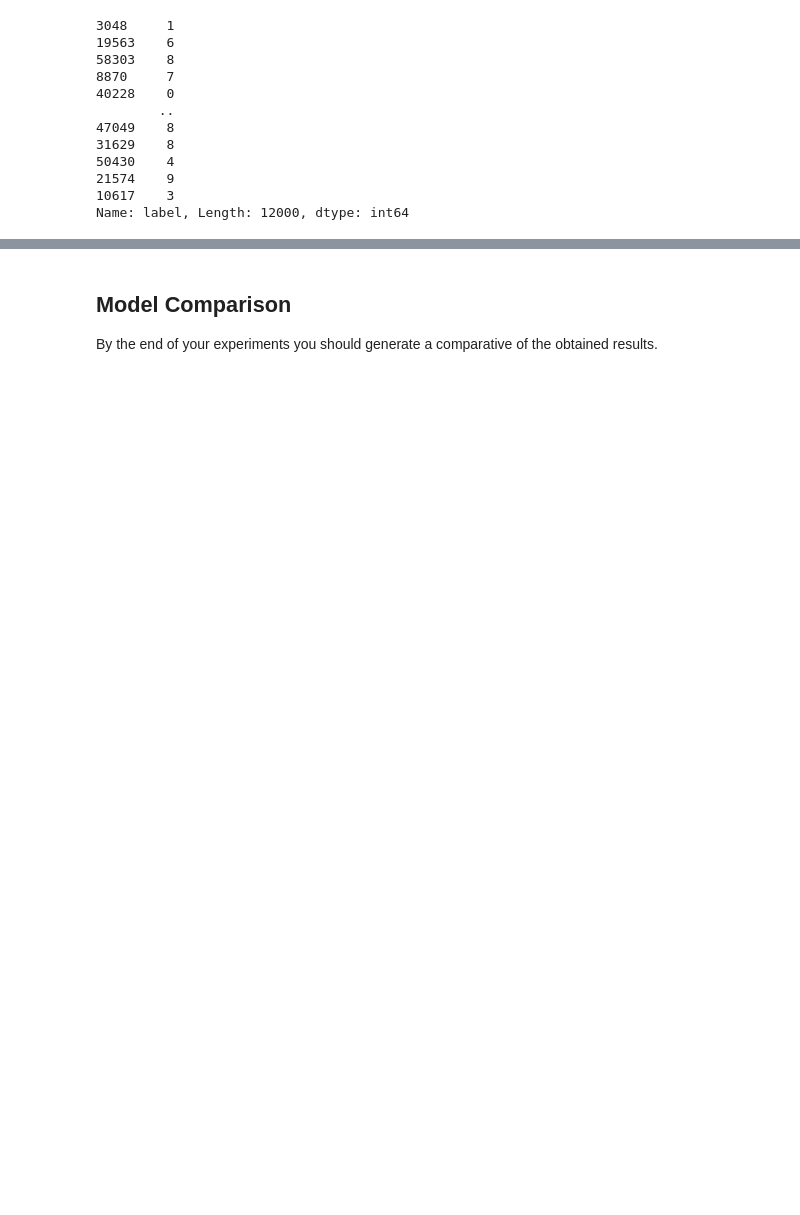
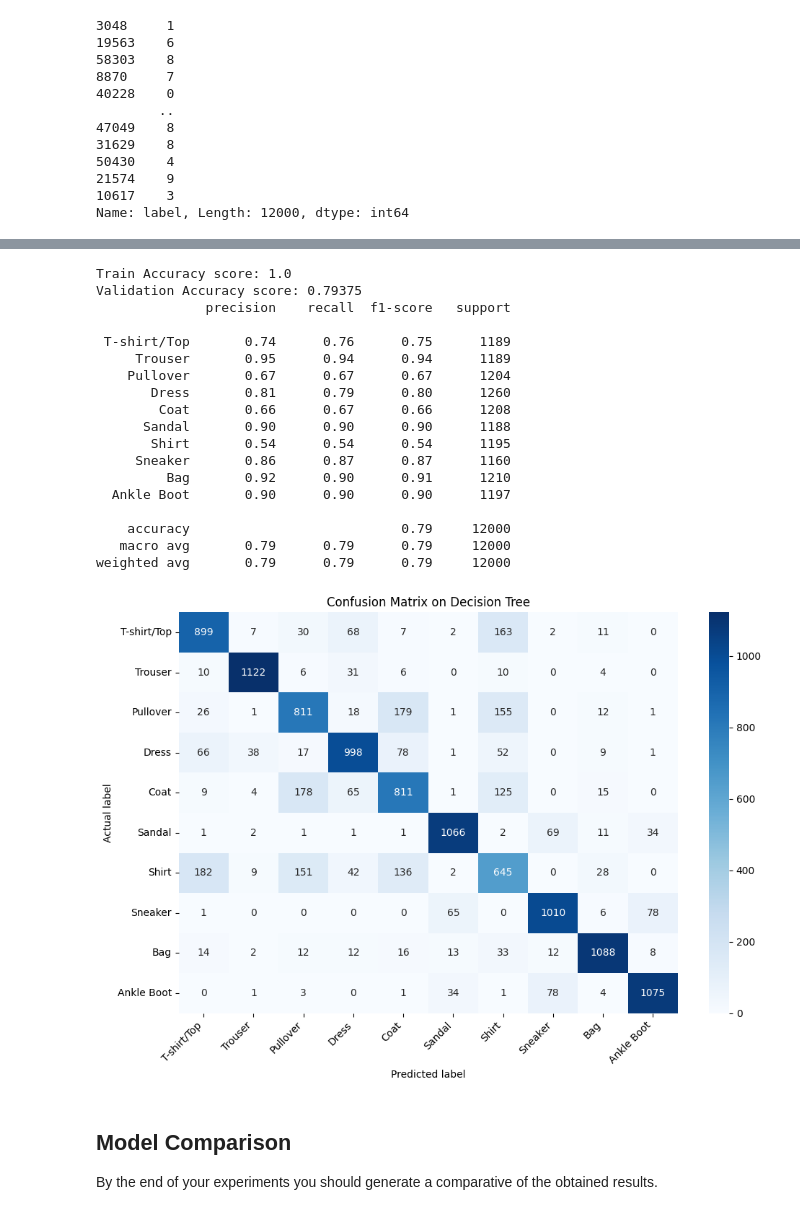
Before and after one commit to rubenfb23/EC, a Jupyter notebook: src/zalando/zalando_classifiers.ipynb, the cells around one changed output, grey strips where cells are left out. Cells and saved outputs as stored; diff of their text form; code cells hidden in the pictures; blank space fills up the shorter version.

```diff
--- a/src/zalando/zalando_classifiers.ipynb
+++ b/src/zalando/zalando_classifiers.ipynb
@@ -202,3 +231,44 @@ weighted avg       0.86      0.86      0.86     12000
+# %%
+y_train_dt = decision_tree.predict(X_train)
+y_pred_dt = decision_tree.predict(X_val)
+dt_train = metrics.accuracy_score(y_train, y_train_dt)
+dt_accuracy = metrics.accuracy_score(y_val, y_pred_dt)
+
+print("Train Accuracy score: {}".format(dt_train))
+print("Validation Accuracy score: {}".format(dt_accuracy))
+print(metrics.classification_report(y_val, y_pred_dt, target_names=class_label_names))
+
+con_matrix = confusion_matrix(y_val, y_pred_dt, labels=class_labels)
+plt.figure(figsize = (10,7))
+plt.title("Confusion Matrix on Decision Tree")
+sns.heatmap(con_matrix, cmap="Blues", annot=True, fmt='g',
+            xticklabels=class_label_names, yticklabels=class_label_names)
+plt.xlabel('Predicted label')
+plt.ylabel('Actual label')
+plt.xticks(rotation=45, ha='right')
+plt.yticks(rotation=0)
+plt.tight_layout()
+plt.show()
+# %% [output]
+Train Accuracy score: 1.0
+Validation Accuracy score: 0.79375
+              precision    recall  f1-score   support
+
+ T-shirt/Top       0.74      0.76      0.75      1189
+     Trouser       0.95      0.94      0.94      1189
+    Pullover       0.67      0.67      0.67      1204
+       Dress       0.81      0.79      0.80      1260
+        Coat       0.66      0.67      0.66      1208
+      Sandal       0.90      0.90      0.90      1188
+       Shirt       0.54      0.54      0.54      1195
+     Sneaker       0.86      0.87      0.87      1160
+         Bag       0.92      0.90      0.91      1210
+  Ankle Boot       0.90      0.90      0.90      1197
+
+    accuracy                           0.79     12000
+   macro avg       0.79      0.79      0.79     12000
+weighted avg       0.79      0.79      0.79     12000
+[figure, added]
 # %% [markdown]
 ## Model Comparison
 
```
Also changed, not shown: parts of 11 cells of this notebook.
